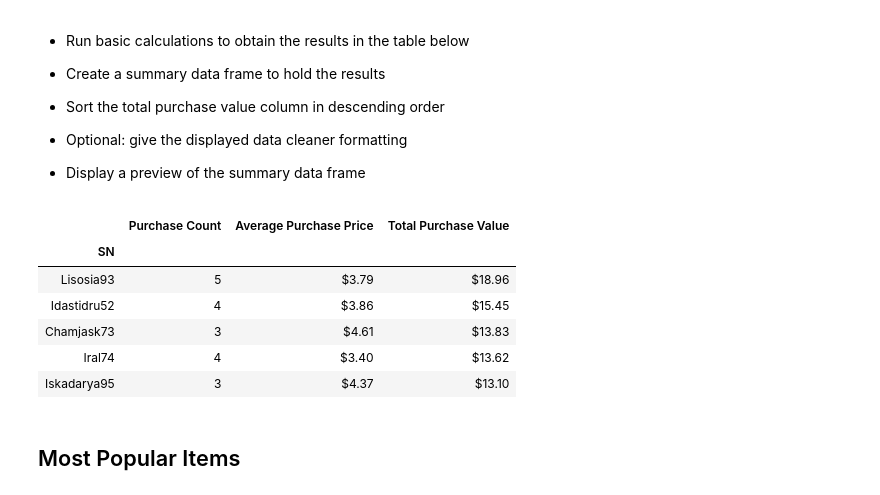
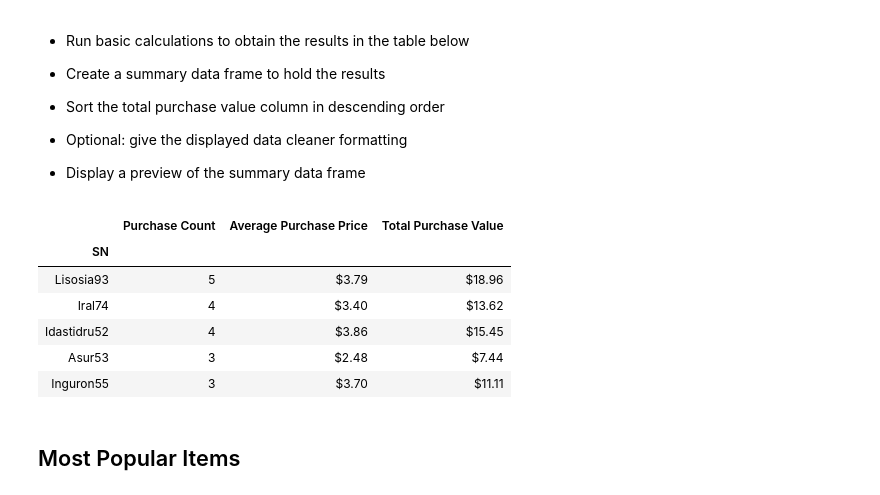
Before and after one commit to asianhenry/pandas-challenge, a Jupyter notebook: HeroesOfPymoli/HeroesOfPymoli.ipynb, the cells around one changed output. Drawn from its saved outputs; the diff is of its cells as text; code cells hidden in the pictures.

```diff
--- a/HeroesOfPymoli/HeroesOfPymoli_starter.ipynb
+++ b/HeroesOfPymoli/HeroesOfPymoli.ipynb
@@ -232,25 +253,31 @@ purchase_age_df
 
 * Display a preview of the summary data frame
 # %%
-top_spender = pd.DataFrame(purchase_data)
+#group the original df by unique player
+top_spender = purchase_data
 top_spender = top_spender.groupby(["SN"])
-
+#create inital df index = SN(player id) and purchase count as inital column
 top_df = pd.DataFrame(top_spender["SN"].count())
+#rename the inital column
 top_df = top_df.rename(columns = {"SN": "Purchase Count"})
+#sort the purchase count descending order
+#also make sure to sort this before formatting the float to dollar format
 top_df = top_df.sort_values("Purchase Count",ascending = False)
+#calculate avg purchase price and create column, also format to dollar
 top_df["Average Purchase Price"] = (top_spender["Price"].sum()/top_df["Purchase Count"]).map("${:.2f}".format)
+#calculate total purchase value and create column
 top_df["Total Purchase Value"] = (top_spender["Price"].sum())
-top_df = top_df.sort_values("Total Purchase Value",ascending=False)
+#again format this last as we need the column to calculate other values
 top_df["Total Purchase Value"] = (top_spender["Price"].sum()).map("${:.2f}".format)
 top_df.head()
 # %% [output]
 |  | Purchase Count | Average Purchase Price | Total Purchase Value |
 | SN |  |  |  |
 | Lisosia93 | 5 | $3.79 | $18.96 |
+| Iral74 | 4 | $3.40 | $13.62 |
 | Idastidru52 | 4 | $3.86 | $15.45 |
-| Chamjask73 | 3 | $4.61 | $13.83 |
-| Iral74 | 4 | $3.40 | $13.62 |
-| Iskadarya95 | 3 | $4.37 | $13.10 |
+| Asur53 | 3 | $2.48 | $7.44 |
+| Inguron55 | 3 | $3.70 | $11.11 |
 # %% [markdown]
 ## Most Popular Items
 # %% [markdown]
```
Also changed, not shown: parts of 8 cells of this notebook.
